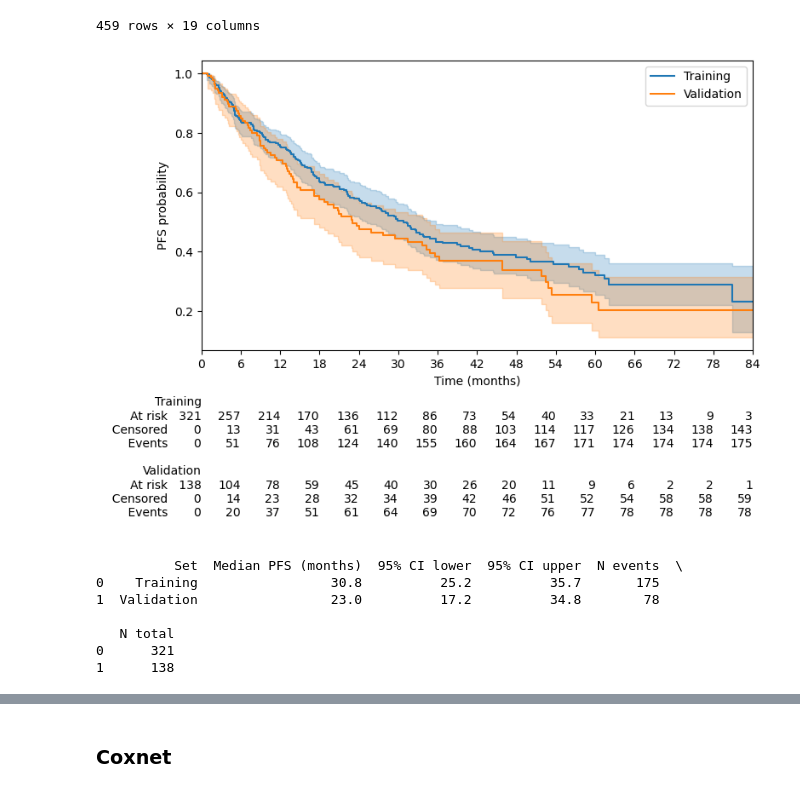
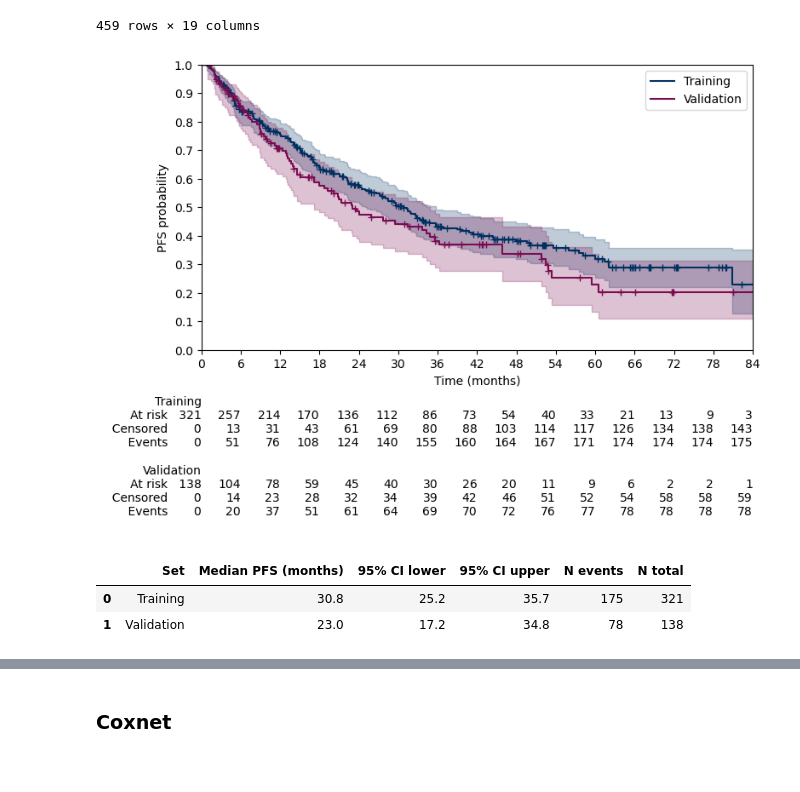
Before and after one commit to LucaMastrantoni/cdk46i-metastatic-bc-ml, a Jupyter notebook: model.ipynb, the cells around one changed output, grey strips where cells are left out. Saved outputs shown, nothing was run; the diff lists cells and outputs as text; code cells hidden in the pictures.

```diff
--- a/model.ipynb
+++ b/model.ipynb
@@ -300,36 +325,43 @@ combined_df
 import pandas as pd
 from lifelines import KaplanMeierFitter
 from lifelines.plotting import add_at_risk_counts
 import matplotlib.pyplot as plt
+
+colors = {
+    "Training": "#003060",   # blue
+    "Validation": "#7b0c51"        # red
+}
 
 kmf = KaplanMeierFitter()
 fig, ax = plt.subplots(figsize=(8,6))
 
 # Store the fitted KM objects
 kmf_list = []
 
 for name, grouped_df in combined_df.groupby("Set"):
     kmf_i = KaplanMeierFitter()
     kmf_i.fit(durations=grouped_df["PFS"], event_observed=grouped_df["PD"], label=name)
-    kmf_i.plot_survival_function(ax=ax, ci_show=True)
+    kmf_i.plot_survival_function(ax=ax, ci_show=True, show_censors = True, censor_styles={'ms': 6}, color=colors[name])
     kmf_list.append(kmf_i)
 
 # Labels
 plt.xlabel("Time (months)")
 plt.ylabel("PFS probability")
 plt.title("")
 
 ax.set_xticks(range(0, 90, 6))
 ax.set_xlim(0, 84)
+ax.set_yticks(np.arange(0, 1.1, 0.1))
+ax.set_ylim(0, 1)
 
 # Add a single risk table with both groups
 add_at_risk_counts(*kmf_list, ax=ax)
 
 plt.tight_layout()
-plt.savefig("KM_Set.jpeg", format="jpeg", dpi=300)
+plt.savefig("KM_Set.png", format="png", dpi=300)
 plt.show()
 # %% [output]
-[figure, old version]
+[figure, new version]
 # %%
 import pandas as pd
 from lifelines import KaplanMeierFitter
@@ -360,15 +392,11 @@ for name, grouped_df in combined_df.groupby("Set"):
     })
 
 summary_df = pd.DataFrame(results)
-print(summary_df)
+summary_df
 # %% [output]
-          Set  Median PFS (months)  95% CI lower  95% CI upper  N events  \
-0    Training                 30.8          25.2          35.7       175
-1  Validation                 23.0          17.2          34.8        78
-
-   N total
-0      321
-1      138
+|  | Set | Median PFS (months) | 95% CI lower | 95% CI upper | N events | N total |
+| 0 | Training | 30.8 | 25.2 | 35.7 | 175 | 321 |
+| 1 | Validation | 23.0 | 17.2 | 34.8 | 78 | 138 |
 # %%
 from lifelines.statistics import logrank_test
 
```
Also changed, not shown: parts of 183 cells of this notebook.
